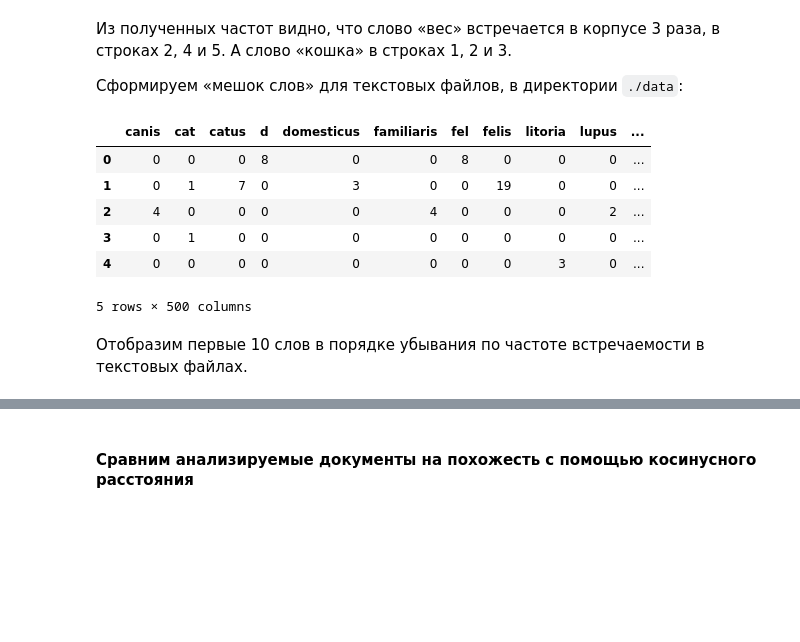
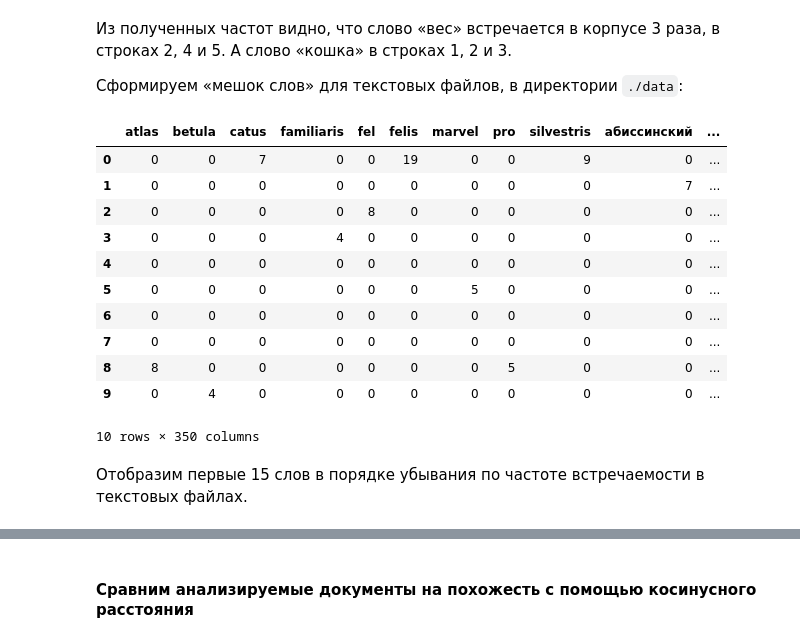
Before and after one commit to dmt-zh/nlp, a Jupyter notebook: Text Representation.ipynb, the cells around one changed output, grey strips where cells are left out. Saved outputs shown, nothing was run; the diff lists cells and outputs as text; code cells hidden in the pictures; blank space fills up the shorter version.

```diff
--- a/Text Representation.ipynb
+++ b/Text Representation.ipynb
@@ -97,6 +99,7 @@ class RussianTokenizer:
         remove_symbols: bool = True,
         normalize_whitespaces: bool = True,
         keep_stopwords: bool = False,
+        min_length: int = 1,
     ):
         if remove_numbers:
             self._remove_numbers = re_compile(r'\p{Number}')
@@ -108,8 +111,9 @@ class RussianTokenizer:
             self._normalize_whitespaces = re_compile(r'\s+')
 
         self._keep_stopwords = keep_stopwords
+        self._min_length = min_length
         self._activated_patterns = tuple(
-            (attr, value) for attr, value in self.__dict__.items() if isinstance(value, Pattern)
+            pattern for attr, pattern in self.__dict__.items() if isinstance(pattern, Pattern)
         )
 
     def __call__(
@@ -120,15 +124,14 @@ class RussianTokenizer:
         ) -> Sequence[str]:
 
         if self._activated_patterns:
-            for attr, regex_pattern in self._activated_patterns:
-                if attr == '_normalize_whitespaces':
-                    text_line = regex_pattern.sub(' ', text_line).strip()
-                else:
-                    text_line = regex_pattern.sub('', text_line).strip()
+            for regex_pattern in self._activated_patterns:
+                text_line = regex_pattern.sub(' ', text_line)
 
         tokenized_doc = ru_spacy_model(text_line)
         if self._keep_stopwords:
-            return list(token.lemma_ for token in tokenized_doc if token.lemma_)
-        return list(token.lemma_ for token in tokenized_doc if token.lemma_ and not token.is_stop)
+            return list(token.lemma_ for token in tokenized_doc if len(token.lemma_) >= self._min_length)
+        return list(token.lemma_ for token in tokenized_doc if len(token.lemma_) >= self._min_length and not token.is_stop)
 
-ru_tokenizer = RussianTokenizer()
+ru_tokenizer = RussianTokenizer(
+    min_length=3,
+)
@@ -375,32 +394,38 @@ bow_df.sum(axis=0).to_frame(name='frequency').sort_values('frequency', ascending
 # %%
 # Сформируем путь к файлам и отсортируем список файлов по имени
 data_dir = Path('data').resolve()
 doc_files = sorted(data_dir.glob('*_doc*'), key=lambda file: int(file.name.split('_')[0]))
 
 # Проинициализируем векторизатор с аргументом `filename` для считывания файлов
 docs_bow_vectorizer = CountVectorizer(
     input='filename',
+    strip_accents='unicode',
     lowercase=True,
     tokenizer=ru_tokenizer,
     analyzer='word',
+    max_features=350,
     binary=False,
-    max_features=500,
 )
 # Трансформируем документы в мешок слов
-docs_bow = docs_bow_vectorizer.fit_transform(list(data_dir.glob('*_doc*')))
+docs_bow = docs_bow_vectorizer.fit_transform(doc_files)
 docs_bow_df = pd.DataFrame(
     data=docs_bow.toarray(),
     columns=docs_bow_vectorizer.get_feature_names_out()
 )
 docs_bow_df
 # %% [output]
-|  | canis | cat | catus | d | domesticus | familiaris | fel | felis | litoria | lupus | ... |
-| 0 | 0 | 0 | 0 | 8 | 0 | 0 | 8 | 0 | 0 | 0 | ... |
-| 1 | 0 | 1 | 7 | 0 | 3 | 0 | 0 | 19 | 0 | 0 | ... |
-| 2 | 4 | 0 | 0 | 0 | 0 | 4 | 0 | 0 | 0 | 2 | ... |
-| 3 | 0 | 1 | 0 | 0 | 0 | 0 | 0 | 0 | 0 | 0 | ... |
-| 4 | 0 | 0 | 0 | 0 | 0 | 0 | 0 | 0 | 3 | 0 | ... |
+|  | atlas | betula | catus | familiaris | fel | felis | marvel | pro | silvestris | абиссинский | ... |
+| 0 | 0 | 0 | 7 | 0 | 0 | 19 | 0 | 0 | 9 | 0 | ... |
+| 1 | 0 | 0 | 0 | 0 | 0 | 0 | 0 | 0 | 0 | 7 | ... |
+| 2 | 0 | 0 | 0 | 0 | 8 | 0 | 0 | 0 | 0 | 0 | ... |
+| 3 | 0 | 0 | 0 | 4 | 0 | 0 | 0 | 0 | 0 | 0 | ... |
+| 4 | 0 | 0 | 0 | 0 | 0 | 0 | 0 | 0 | 0 | 0 | ... |
+| 5 | 0 | 0 | 0 | 0 | 0 | 0 | 5 | 0 | 0 | 0 | ... |
+| 6 | 0 | 0 | 0 | 0 | 0 | 0 | 0 | 0 | 0 | 0 | ... |
+| 7 | 0 | 0 | 0 | 0 | 0 | 0 | 0 | 0 | 0 | 0 | ... |
+| 8 | 8 | 0 | 0 | 0 | 0 | 0 | 0 | 5 | 0 | 0 | ... |
+| 9 | 0 | 4 | 0 | 0 | 0 | 0 | 0 | 0 | 0 | 0 | ... |
-5 rows × 500 columns
+10 rows × 350 columns
 # %% [markdown]
-Отобразим первые 10 слов в порядке убывания по частоте встречаемости в текстовых файлах.
+Отобразим первые 15 слов в порядке убывания по частоте встречаемости в текстовых файлах.
 # %%
```
Also changed, not shown: parts of 22 cells of this notebook, 6 other files.
